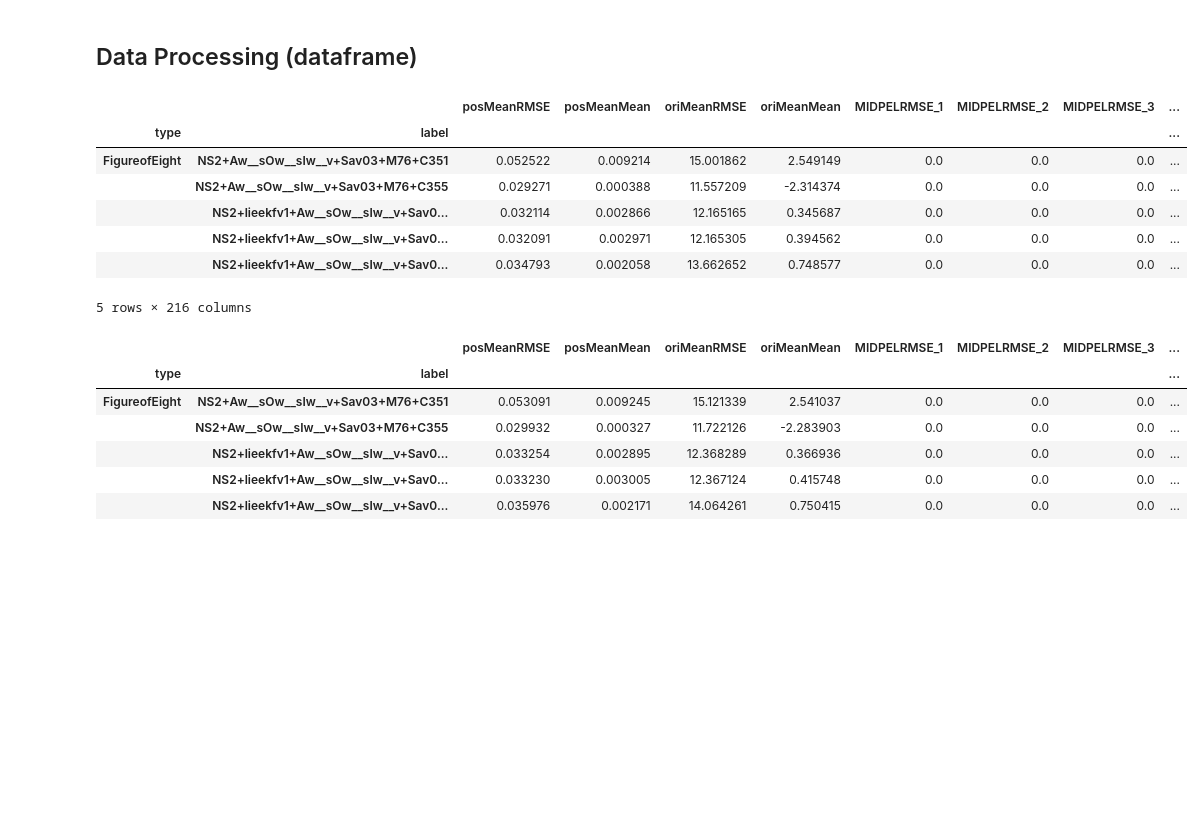
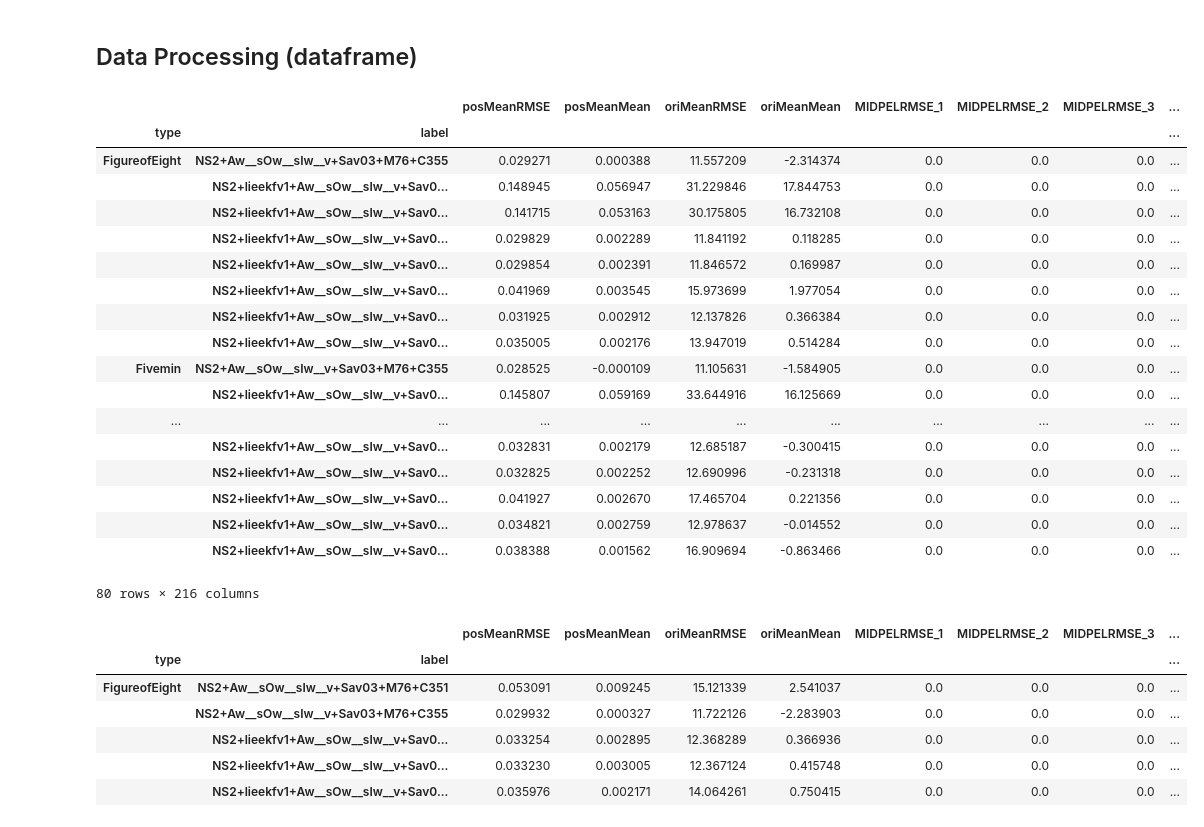
Before and after one commit to gait-tech/gaittoolbox, a Jupyter notebook: +explore/e10FLieEKFResults.ipynb, the cells around one changed output. Cells and saved outputs as stored; diff of their text form; code cells hidden in the pictures; blank space fills up the shorter version.

```diff
--- a/+explore/e10FLieEKFResults.ipynb
+++ b/+explore/e10FLieEKFResults.ipynb
@@ -16,7 +16,7 @@ plotly.offline.init_notebook_mode()
 def get_action_type(s):
     return s.split('-')[-2]
 # %%
-resultFName = 'results20190805'
+resultFName = 'results20190815'
 result_mat_path = '../neura-sparse01/explore-v2/{}.csv'.format(resultFName)
 summary_output_path = '../neura-sparse01/explore-v2/summary.csv'
 
@@ -65,16 +65,27 @@ df_result.to_csv(summary_output_path)
 # %%
 df.to_csv('../neura-sparse01/explore-v2/{}-2.csv'.format(resultFName))
 # %%
-df_result.head()
+df_result
 # %% [output]
 |  |  | posMeanRMSE | posMeanMean | oriMeanRMSE | oriMeanMean | MIDPELRMSE_1 | MIDPELRMSE_2 | MIDPELRMSE_3 | ... |
 | type | label |  |  |  |  |  |  |  | ... |
-| FigureofEight | NS2+Aw__sOw__sIw__v+Sav03+M76+C351 | 0.052522 | 0.009214 | 15.001862 | 2.549149 | 0.0 | 0.0 | 0.0 | ... |
-|  | NS2+Aw__sOw__sIw__v+Sav03+M76+C355 | 0.029271 | 0.000388 | 11.557209 | -2.314374 | 0.0 | 0.0 | 0.0 | ... |
-|  | NS2+lieekfv1+Aw__sOw__sIw__v+Sav0... | 0.032114 | 0.002866 | 12.165165 | 0.345687 | 0.0 | 0.0 | 0.0 | ... |
-|  | NS2+lieekfv1+Aw__sOw__sIw__v+Sav0... | 0.032091 | 0.002971 | 12.165305 | 0.394562 | 0.0 | 0.0 | 0.0 | ... |
-|  | NS2+lieekfv1+Aw__sOw__sIw__v+Sav0... | 0.034793 | 0.002058 | 13.662652 | 0.748577 | 0.0 | 0.0 | 0.0 | ... |
+| FigureofEight | NS2+Aw__sOw__sIw__v+Sav03+M76+C355 | 0.029271 | 0.000388 | 11.557209 | -2.314374 | 0.0 | 0.0 | 0.0 | ... |
+|  | NS2+lieekfv1+Aw__sOw__sIw__v+Sav0... | 0.148945 | 0.056947 | 31.229846 | 17.844753 | 0.0 | 0.0 | 0.0 | ... |
+|  | NS2+lieekfv1+Aw__sOw__sIw__v+Sav0... | 0.141715 | 0.053163 | 30.175805 | 16.732108 | 0.0 | 0.0 | 0.0 | ... |
+|  | NS2+lieekfv1+Aw__sOw__sIw__v+Sav0... | 0.029829 | 0.002289 | 11.841192 | 0.118285 | 0.0 | 0.0 | 0.0 | ... |
+|  | NS2+lieekfv1+Aw__sOw__sIw__v+Sav0... | 0.029854 | 0.002391 | 11.846572 | 0.169987 | 0.0 | 0.0 | 0.0 | ... |
+|  | NS2+lieekfv1+Aw__sOw__sIw__v+Sav0... | 0.041969 | 0.003545 | 15.973699 | 1.977054 | 0.0 | 0.0 | 0.0 | ... |
+|  | NS2+lieekfv1+Aw__sOw__sIw__v+Sav0... | 0.031925 | 0.002912 | 12.137826 | 0.366384 | 0.0 | 0.0 | 0.0 | ... |
+|  | NS2+lieekfv1+Aw__sOw__sIw__v+Sav0... | 0.035005 | 0.002176 | 13.947019 | 0.514284 | 0.0 | 0.0 | 0.0 | ... |
+| Fivemin | NS2+Aw__sOw__sIw__v+Sav03+M76+C355 | 0.028525 | -0.000109 | 11.105631 | -1.584905 | 0.0 | 0.0 | 0.0 | ... |
+|  | NS2+lieekfv1+Aw__sOw__sIw__v+Sav0... | 0.145807 | 0.059169 | 33.644916 | 16.125669 | 0.0 | 0.0 | 0.0 | ... |
+| ... | ... | ... | ... | ... | ... | ... | ... | ... | ... |
+|  | NS2+lieekfv1+Aw__sOw__sIw__v+Sav0... | 0.032831 | 0.002179 | 12.685187 | -0.300415 | 0.0 | 0.0 | 0.0 | ... |
+|  | NS2+lieekfv1+Aw__sOw__sIw__v+Sav0... | 0.032825 | 0.002252 | 12.690996 | -0.231318 | 0.0 | 0.0 | 0.0 | ... |
+|  | NS2+lieekfv1+Aw__sOw__sIw__v+Sav0... | 0.041927 | 0.002670 | 17.465704 | 0.221356 | 0.0 | 0.0 | 0.0 | ... |
+|  | NS2+lieekfv1+Aw__sOw__sIw__v+Sav0... | 0.034821 | 0.002759 | 12.978637 | -0.014552 | 0.0 | 0.0 | 0.0 | ... |
+|  | NS2+lieekfv1+Aw__sOw__sIw__v+Sav0... | 0.038388 | 0.001562 | 16.909694 | -0.863466 | 0.0 | 0.0 | 0.0 | ... |
-5 rows × 216 columns
+80 rows × 216 columns
 # %%
 df_result_nos3.head()
 # %% [output]
```
Also changed, not shown: parts of 13 cells of this notebook, 1 other file.
